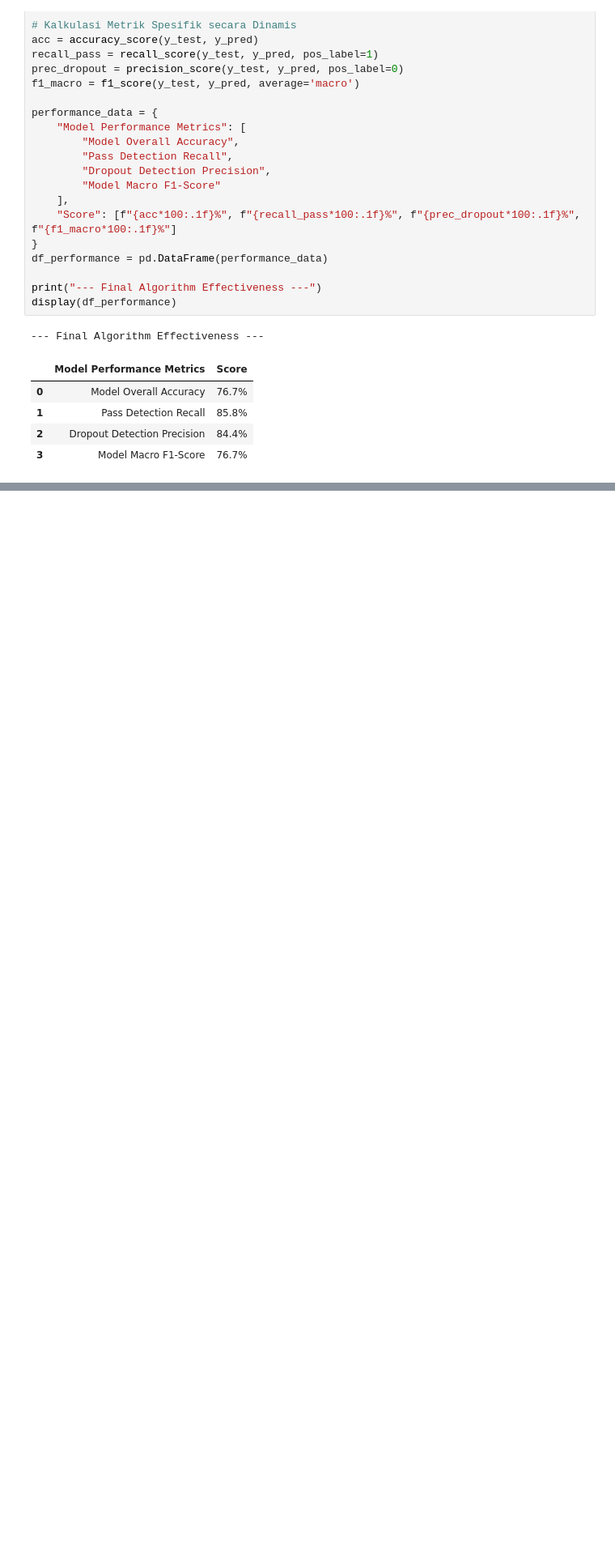
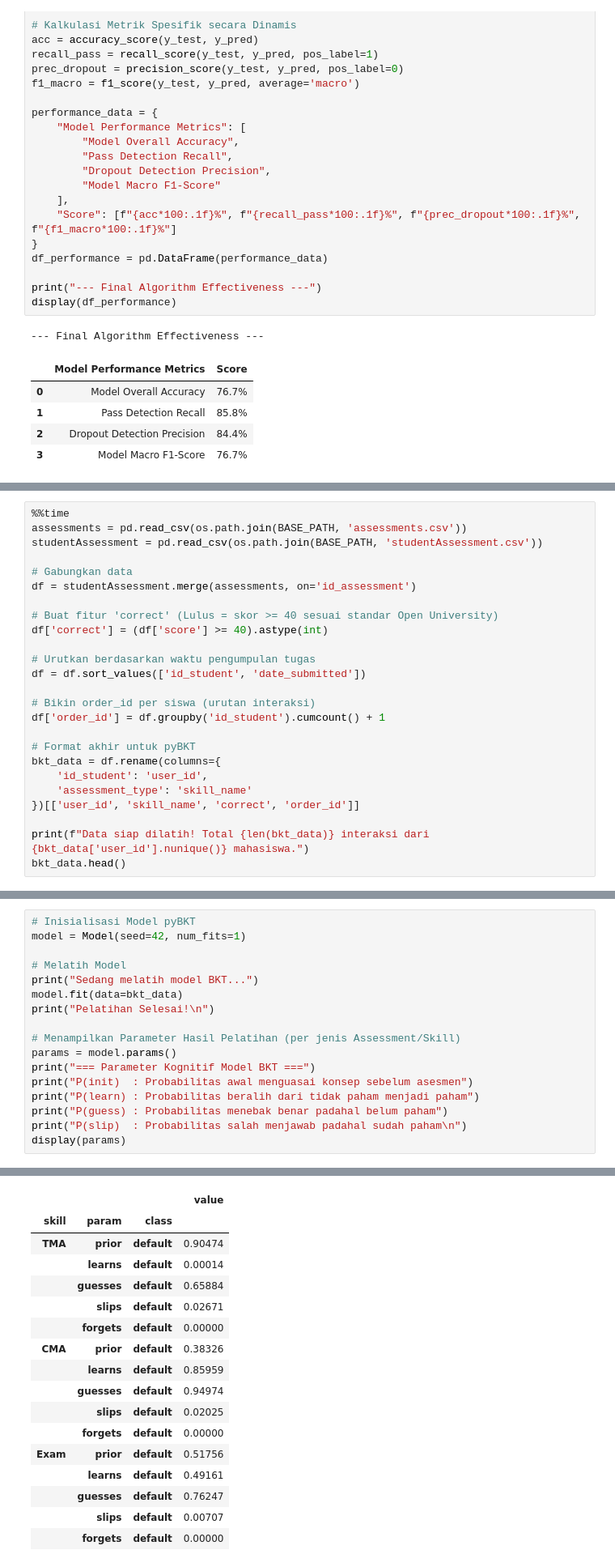
Before and after one commit to danial-computer/AI-LearningPath, a Jupyter notebook: notebook/ai_learningpath.ipynb, the cells around one changed output, grey strips where cells are left out. Shown at 81% size. Drawn from its saved outputs; the diff is of its cells as text; blank space fills up the shorter version.

```diff
--- a/notebook/ai_learningpath.ipynb
+++ b/notebook/ai_learningpath.ipynb
@@ -245,0 +594,25 @@ display(df_performance)
+# %%
+%%time
+assessments = pd.read_csv(os.path.join(BASE_PATH, 'assessments.csv'))
+studentAssessment = pd.read_csv(os.path.join(BASE_PATH, 'studentAssessment.csv'))
+
+# Gabungkan data
+df = studentAssessment.merge(assessments, on='id_assessment')
+
+# Buat fitur 'correct' (Lulus = skor >= 40 sesuai standar Open University)
+df['correct'] = (df['score'] >= 40).astype(int)
+
+# Urutkan berdasarkan waktu pengumpulan tugas
+df = df.sort_values(['id_student', 'date_submitted'])
+
+# Bikin order_id per siswa (urutan interaksi)
+df['order_id'] = df.groupby('id_student').cumcount() + 1
+
+# Format akhir untuk pyBKT
+bkt_data = df.rename(columns={
+    'id_student': 'user_id',
+    'assessment_type': 'skill_name'
+})[['user_id', 'skill_name', 'correct', 'order_id']]
+
+print(f"Data siap dilatih! Total {len(bkt_data)} interaksi dari {bkt_data['user_id'].nunique()} mahasiswa.")
+bkt_data.head()
@@ -245,0 +634,18 @@ display(df_performance)
+# %%
+# Inisialisasi Model pyBKT
+model = Model(seed=42, num_fits=1)
+
+# Melatih Model
+print("Sedang melatih model BKT...")
+model.fit(data=bkt_data)
+print("Pelatihan Selesai!\n")
+
+# Menampilkan Parameter Hasil Pelatihan (per jenis Assessment/Skill)
+params = model.params()
+print("=== Parameter Kognitif Model BKT ===")
+print("P(init)  : Probabilitas awal menguasai konsep sebelum asesmen")
+print("P(learn) : Probabilitas beralih dari tidak paham menjadi paham")
+print("P(guess) : Probabilitas menebak benar padahal belum paham")
+print("P(slip)  : Probabilitas salah menjawab padahal sudah paham\n")
+display(params)
+# %% [output]
@@ -245,0 +660,17 @@ display(df_performance)
+|  |  |  | value |
+| skill | param | class |  |
+| TMA | prior | default | 0.90474 |
+|  | learns | default | 0.00014 |
+|  | guesses | default | 0.65884 |
+|  | slips | default | 0.02671 |
+|  | forgets | default | 0.00000 |
+| CMA | prior | default | 0.38326 |
+|  | learns | default | 0.85959 |
+|  | guesses | default | 0.94974 |
+|  | slips | default | 0.02025 |
+|  | forgets | default | 0.00000 |
+| Exam | prior | default | 0.51756 |
+|  | learns | default | 0.49161 |
+|  | guesses | default | 0.76247 |
+|  | slips | default | 0.00707 |
+|  | forgets | default | 0.00000 |
```
Also changed, not shown: parts of 48 cells of this notebook, 6 other files.
